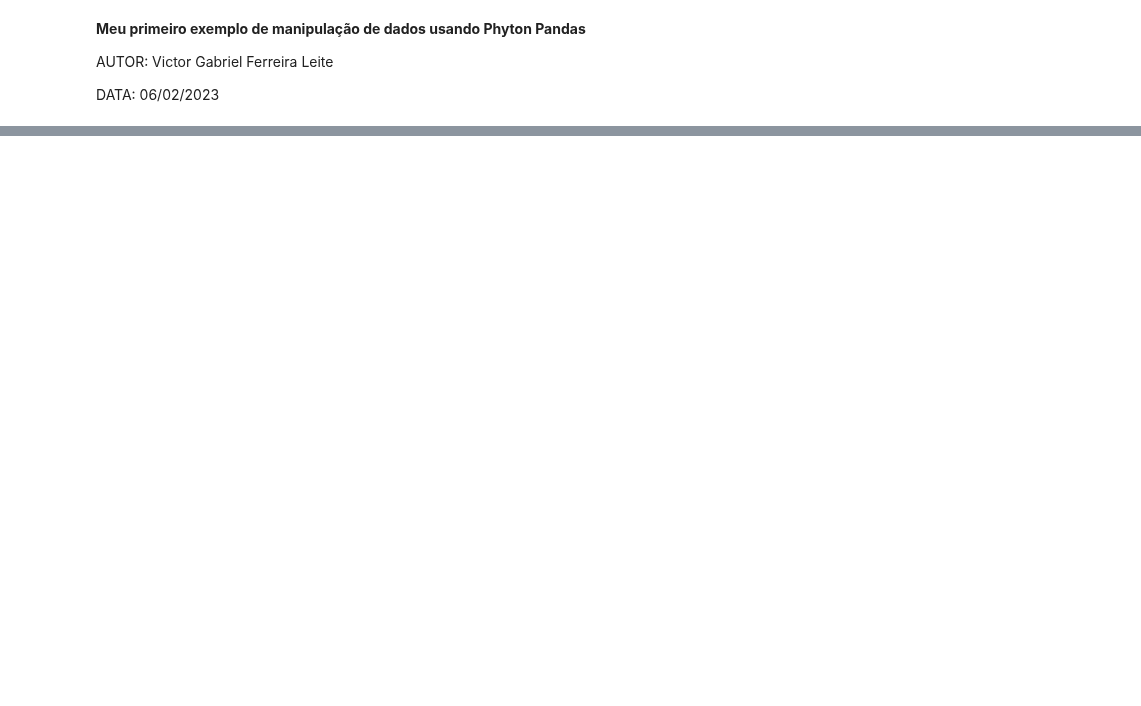
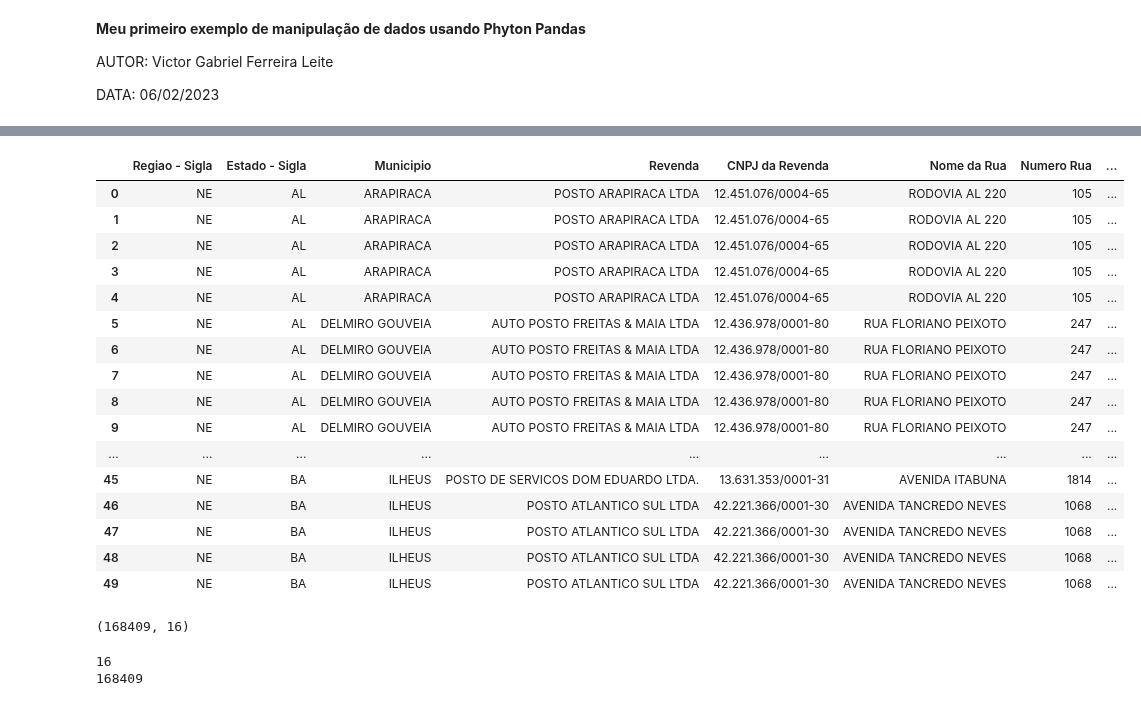
Before and after one commit to VictorGFL/Curso-de-Extensao-python-pandas, a Jupyter notebook: Primeiro_exemplo_em_Pandas.ipynb, the cells around one changed output, grey strips where cells are left out. Cells and saved outputs as stored; diff of their text form; code cells hidden in the pictures; blank space fills up the shorter version.

```diff
--- a/Primeiro_exemplo_em_Pandas.ipynb
+++ b/Primeiro_exemplo_em_Pandas.ipynb
@@ -10,11 +20,7 @@ DATA: 06/02/2023
 #Importando biblioteca pandas no python
 import pandas as pd
 
-combustíveis_df = pd.read_csv("ca-2021-02.xlsx - ca-2021-02.csv")
-
-print (combustíveis_df)
-
-display(combustíveis_df)
+combustíveis_df = pd.read_excel("ca-2021-02.xlsx")
 # %% [output]
        Regiao - Sigla Estado - Sigla  Municipio  \
 0                  NE             AL  ARAPIRACA
@@ -51,0 +92,34 @@ display(combustíveis_df)
+# %%
+#Para exibir somente as 50 primeiras linhas
+display(combustíveis_df.head(50))
+# %% [output]
+|  | Regiao - Sigla | Estado - Sigla | Municipio | Revenda | CNPJ da Revenda | Nome da Rua | Numero Rua | ... |
+| 0 | NE | AL | ARAPIRACA | POSTO ARAPIRACA LTDA | 12.451.076/0004-65 | RODOVIA AL 220 | 105 | ... |
+| 1 | NE | AL | ARAPIRACA | POSTO ARAPIRACA LTDA | 12.451.076/0004-65 | RODOVIA AL 220 | 105 | ... |
+| 2 | NE | AL | ARAPIRACA | POSTO ARAPIRACA LTDA | 12.451.076/0004-65 | RODOVIA AL 220 | 105 | ... |
+| 3 | NE | AL | ARAPIRACA | POSTO ARAPIRACA LTDA | 12.451.076/0004-65 | RODOVIA AL 220 | 105 | ... |
+| 4 | NE | AL | ARAPIRACA | POSTO ARAPIRACA LTDA | 12.451.076/0004-65 | RODOVIA AL 220 | 105 | ... |
+| 5 | NE | AL | DELMIRO GOUVEIA | AUTO POSTO FREITAS & MAIA LTDA | 12.436.978/0001-80 | RUA FLORIANO PEIXOTO | 247 | ... |
+| 6 | NE | AL | DELMIRO GOUVEIA | AUTO POSTO FREITAS & MAIA LTDA | 12.436.978/0001-80 | RUA FLORIANO PEIXOTO | 247 | ... |
+| 7 | NE | AL | DELMIRO GOUVEIA | AUTO POSTO FREITAS & MAIA LTDA | 12.436.978/0001-80 | RUA FLORIANO PEIXOTO | 247 | ... |
+| 8 | NE | AL | DELMIRO GOUVEIA | AUTO POSTO FREITAS & MAIA LTDA | 12.436.978/0001-80 | RUA FLORIANO PEIXOTO | 247 | ... |
+| 9 | NE | AL | DELMIRO GOUVEIA | AUTO POSTO FREITAS & MAIA LTDA | 12.436.978/0001-80 | RUA FLORIANO PEIXOTO | 247 | ... |
+| ... | ... | ... | ... | ... | ... | ... | ... | ... |
+| 45 | NE | BA | ILHEUS | POSTO DE SERVICOS DOM EDUARDO LTDA. | 13.631.353/0001-31 | AVENIDA ITABUNA | 1814 | ... |
+| 46 | NE | BA | ILHEUS | POSTO ATLANTICO SUL LTDA | 42.221.366/0001-30 | AVENIDA TANCREDO NEVES | 1068 | ... |
+| 47 | NE | BA | ILHEUS | POSTO ATLANTICO SUL LTDA | 42.221.366/0001-30 | AVENIDA TANCREDO NEVES | 1068 | ... |
+| 48 | NE | BA | ILHEUS | POSTO ATLANTICO SUL LTDA | 42.221.366/0001-30 | AVENIDA TANCREDO NEVES | 1068 | ... |
+| 49 | NE | BA | ILHEUS | POSTO ATLANTICO SUL LTDA | 42.221.366/0001-30 | AVENIDA TANCREDO NEVES | 1068 | ... |
+# %%
+# Comando para delimitar a quantidade de linhas e colunas
+display(combustíveis_df.shape)
+
+#Só a quantidade de colunas
+print(combustíveis_df.shape[1])
+
+#Só a quantidade de linhas
+print(combustíveis_df.shape[0])
+# %% [output]
+(168409, 16)
+16
+168409
```
Also changed, not shown: parts of 6 cells of this notebook.
